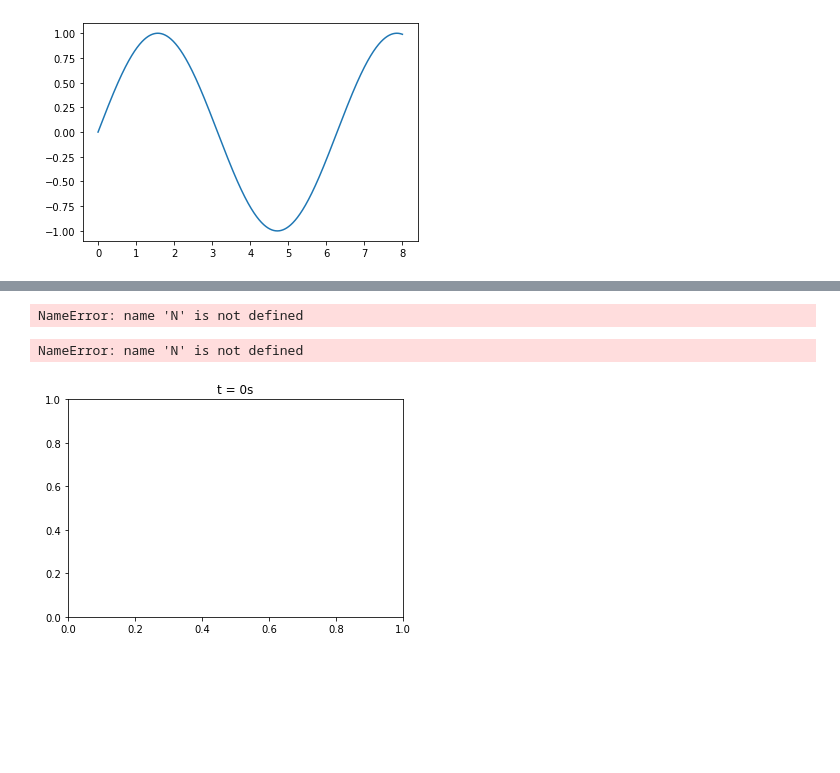
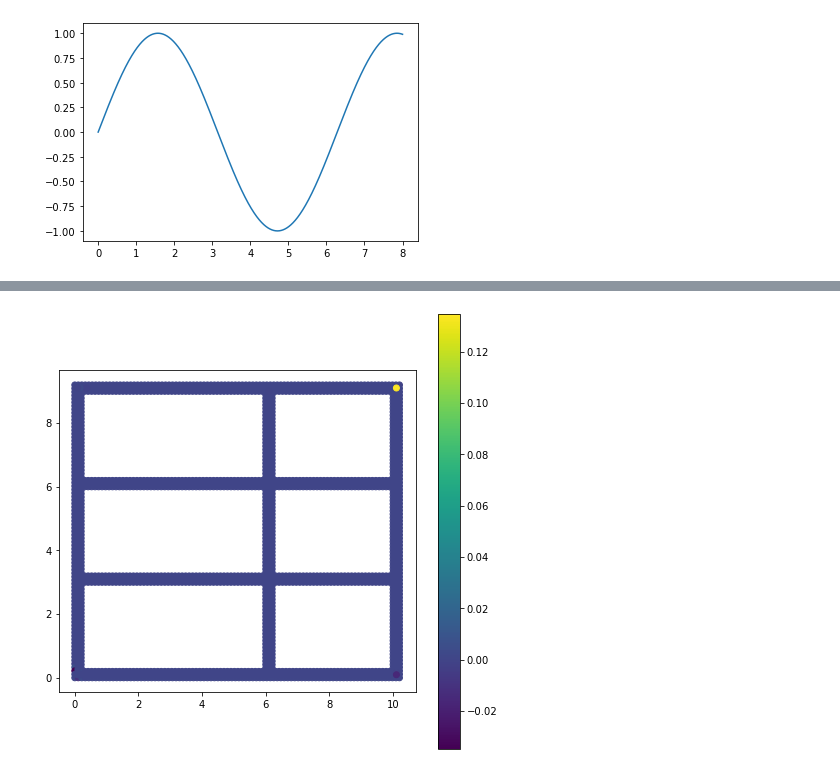
Before and after one commit to sbrisson-sudo/FEM_Elastic_Waves, a Jupyter notebook: src/fem2dDyn-V2.ipynb, the cells around one changed output, grey strips where cells are left out. Saved outputs shown, nothing was run; the diff lists cells and outputs as text; code cells hidden in the pictures; blank space fills up the shorter version.

```diff
--- a/src/fem2dDyn-V2.ipynb
+++ b/src/fem2dDyn-V2.ipynb
@@ -240,6 +207,0 @@ plt.ylim([-1, 1])
-# %%
-idx = 20
-plt.imshow(U[idx,:].reshape((N+1,N+1)))
-plt.colorbar()
-# %% [output]
-NameError: name 'N' is not defined
@@ -248,22 +207,0 @@ import matplotlib.animation as animation
-# %%
-# animation
-
-U = U[:50,:]
-
-fig, ax = plt.subplots()
-title = ax.set_title("t = 0s")
-
-umax = max(U.max(), -U.min())
-i = 0
-im = ax.imshow(U[i,:].reshape((N+1,N+1)), vmin=-umax, vmax=umax)
-
-def updatefig(i):
-    im.set_data(U[i,:].reshape((N+1,N+1)))
-    title.set_text(f"t = {i*Δt:.3f}s")
-
-anim = animation.FuncAnimation(fig, updatefig, interval=30, frames=Nit)
-anim.event_source.start()
-plt.show()
-# %% [output]
-NameError: name 'N' is not defined
-[figure, removed]
@@ -295,0 +208,17 @@ plt.show()
+# %%
+def plotNodesValues(U, nodes, ax):
+    dots = ax.scatter([n.x for n in nodes], [n.y for n in nodes], c=U, zorder=5)
+    plt.colorbar(dots)
+    ax.set_aspect("equal", "box")
+
+def plotMeshLimits(elements, ax):
+    for e in elements:
+        coords = e.getCoords()
+        ax.fill(coords[:,0], coords[:,1], facecolor="none", ec="k", zorder=1)
+# %%
+fig, ax = plt.subplots(figsize=(8,8))
+
+plotNodesValues(U[10,:], nodes, ax)
+plotMeshLimits(elements, ax)
+# %% [output]
+[figure, added]
```
Also changed, not shown: parts of 12 cells of this notebook, 7 other files.
